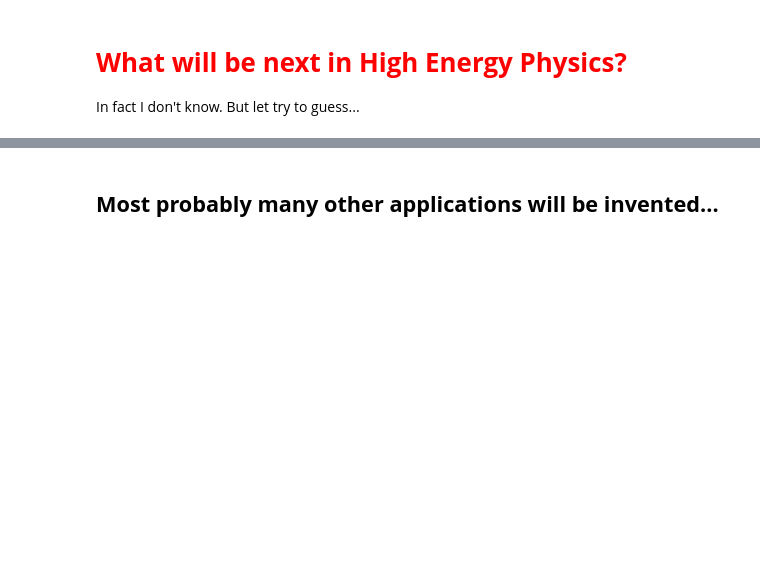
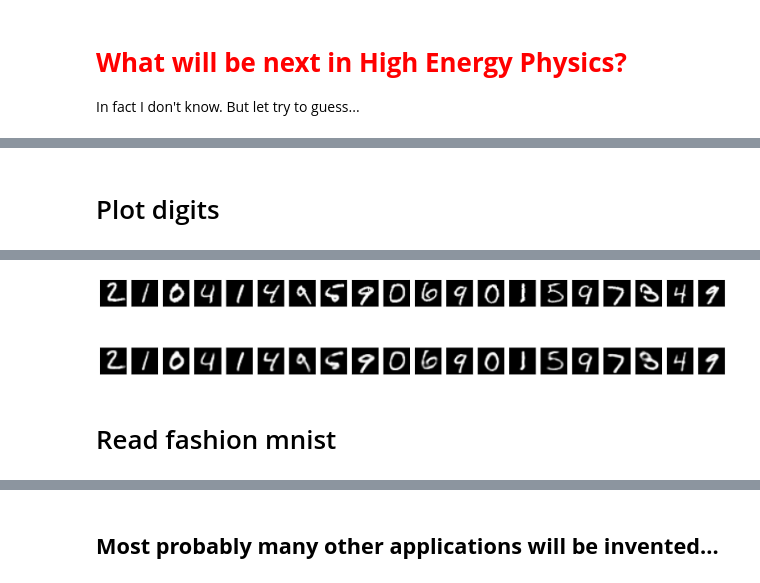
Before and after one commit to marcinwolter/Seminars, a Jupyter notebook: NeuralNets_2026_05_12.ipynb, the cells around one changed output, grey strips where cells are left out. Drawn from its saved outputs; the diff is of its cells as text; code cells hidden in the pictures; blank space fills up the shorter version.

```diff
--- a/NeuralNets_2026_05_12.ipynb
+++ b/NeuralNets_2026_05_12.ipynb
@@ -1656,0 +1778,5 @@ Finding particle tracks in HEP experiments using Graph Neural Networks GNNs.
+# %%
+(x_train, y_train), (x_test, y_test) = mnist.load_data()
+
+x_train = x_train / 255.
+x_test = x_test / 255.
@@ -1656,0 +1785,3 @@ Finding particle tracks in HEP experiments using Graph Neural Networks GNNs.
+# %%
+x_train = x_train.reshape((x_train.shape[0], -1))
+x_test = x_test.reshape((x_test.shape[0], -1))
@@ -1656,0 +1885,23 @@ Finding particle tracks in HEP experiments using Graph Neural Networks GNNs.
+# %% [markdown]
+# Plot digits
+# %%
+decoded_imgs = autoencoder.predict(x_test)
+
+n = 20
+plt.figure(figsize=(20, 4))
+for i in range(1, n + 1):
+    # Display original
+    ax = plt.subplot(2, n, i)
+    plt.imshow(x_test[i].reshape(28, 28))
+    plt.gray()
+    ax.get_xaxis().set_visible(False)
+    ax.get_yaxis().set_visible(False)
+
+    # Display reconstruction
+    ax = plt.subplot(2, n, i + n)
+    plt.imshow(decoded_imgs[i].reshape(28, 28))
+    plt.gray()
+    ax.get_xaxis().set_visible(False)
+    ax.get_yaxis().set_visible(False)
+plt.show()
+# %% [output]
@@ -1656,0 +1909,3 @@ Finding particle tracks in HEP experiments using Graph Neural Networks GNNs.
+[figure, added]
+# %% [markdown]
+# Read fashion mnist
```
Also changed, not shown: parts of 48 cells of this notebook.
